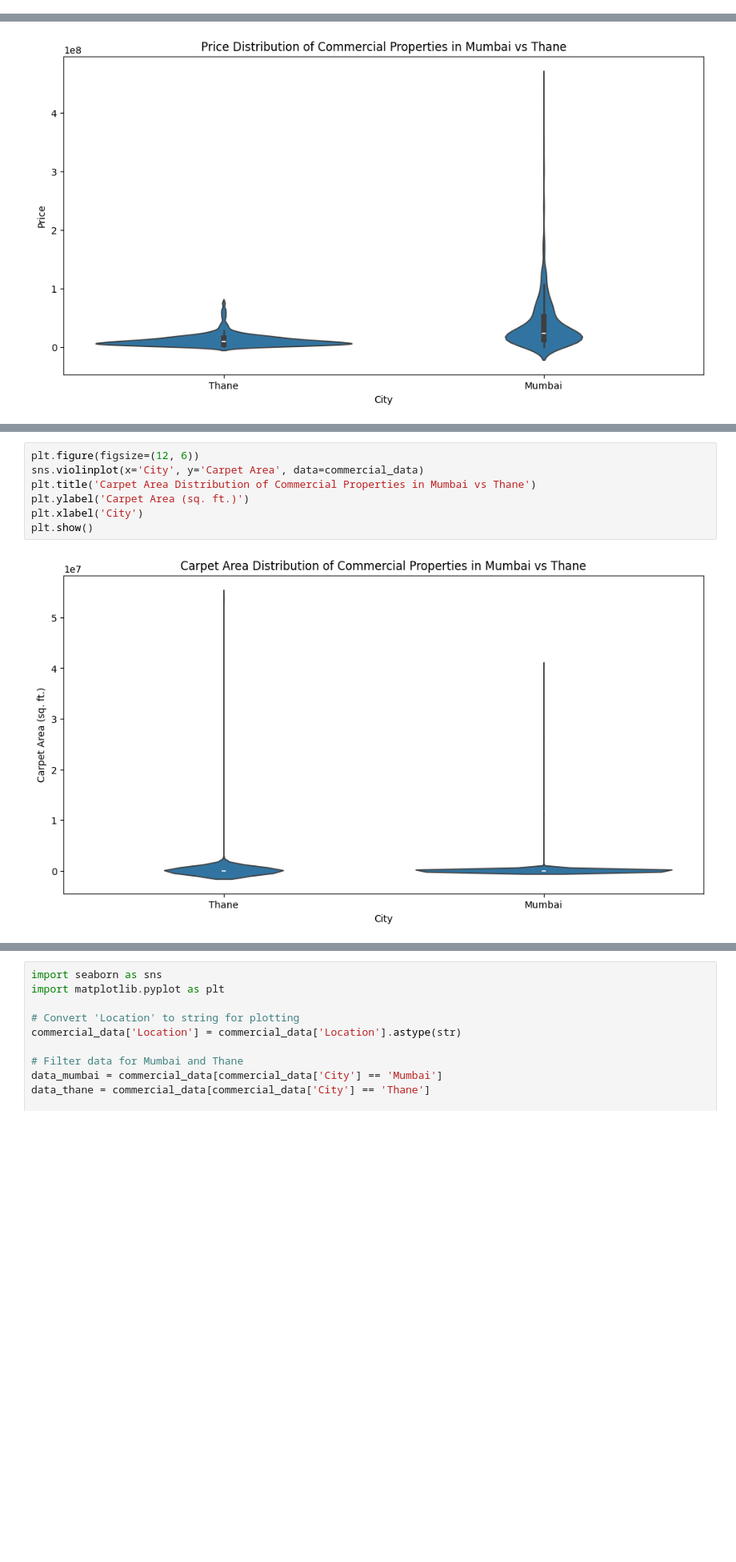
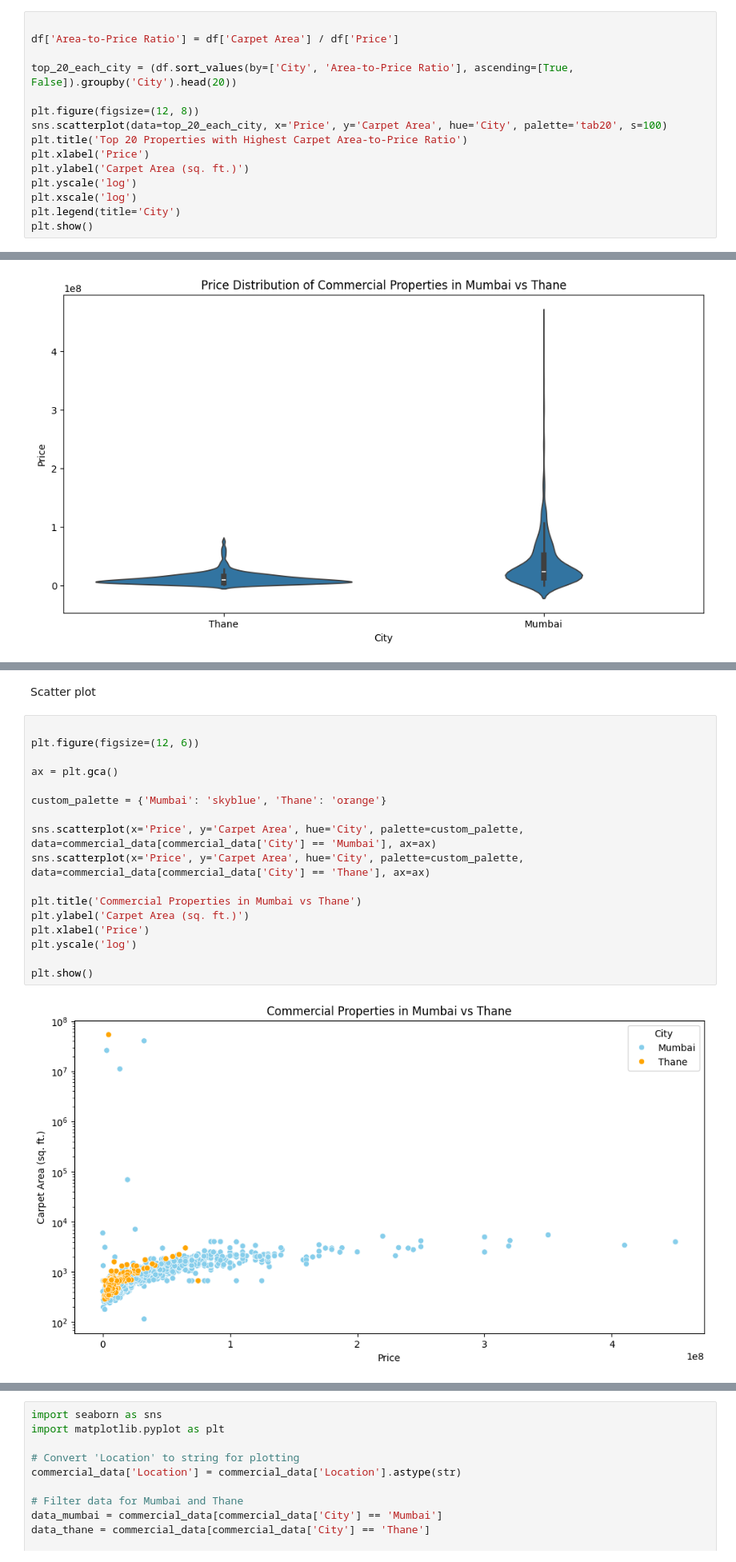
Before and after one commit to arghyawning/data-analytics-1-assignments, a Jupyter notebook: a1/51/assignment1_51.ipynb, the cells around one changed output, grey strips where cells are left out. Shown at 80% size. Saved outputs shown, nothing was run; the diff lists cells and outputs as text; blank space fills up the shorter version.

```diff
--- a/a1/51/assignment1_51.ipynb
+++ b/a1/51/assignment1_51.ipynb
@@ -587,0 +573,15 @@ commercial_data
+# %%
+
+df['Area-to-Price Ratio'] = df['Carpet Area'] / df['Price']
+
+top_20_each_city = (df.sort_values(by=['City', 'Area-to-Price Ratio'], ascending=[True, False]).groupby('City').head(20))
+
+plt.figure(figsize=(12, 8))
+sns.scatterplot(data=top_20_each_city, x='Price', y='Carpet Area', hue='City', palette='tab20', s=100)
+plt.title('Top 20 Properties with Highest Carpet Area-to-Price Ratio')
+plt.xlabel('Price')
+plt.ylabel('Carpet Area (sq. ft.)')
+plt.yscale('log')
+plt.xscale('log')
+plt.legend(title='City')
+plt.show()
@@ -597,9 +631,21 @@ plt.show()
+# %% [markdown]
+Scatter plot
 # %%
+
 plt.figure(figsize=(12, 6))
-sns.violinplot(x='City', y='Carpet Area', data=commercial_data)
-plt.title('Carpet Area Distribution of Commercial Properties in Mumbai vs Thane')
+
+ax = plt.gca()
+
+custom_palette = {'Mumbai': 'skyblue', 'Thane': 'orange'}
+
+sns.scatterplot(x='Price', y='Carpet Area', hue='City', palette=custom_palette, data=commercial_data[commercial_data['City'] == 'Mumbai'], ax=ax)
+sns.scatterplot(x='Price', y='Carpet Area', hue='City', palette=custom_palette, data=commercial_data[commercial_data['City'] == 'Thane'], ax=ax)
+
+plt.title('Commercial Properties in Mumbai vs Thane')
 plt.ylabel('Carpet Area (sq. ft.)')
-plt.xlabel('City')
+plt.xlabel('Price')
+plt.yscale('log')
+
 plt.show()
 # %% [output]
-[figure, old version]
+[figure, new version]
```
Also changed, not shown: parts of 76 cells of this notebook.
